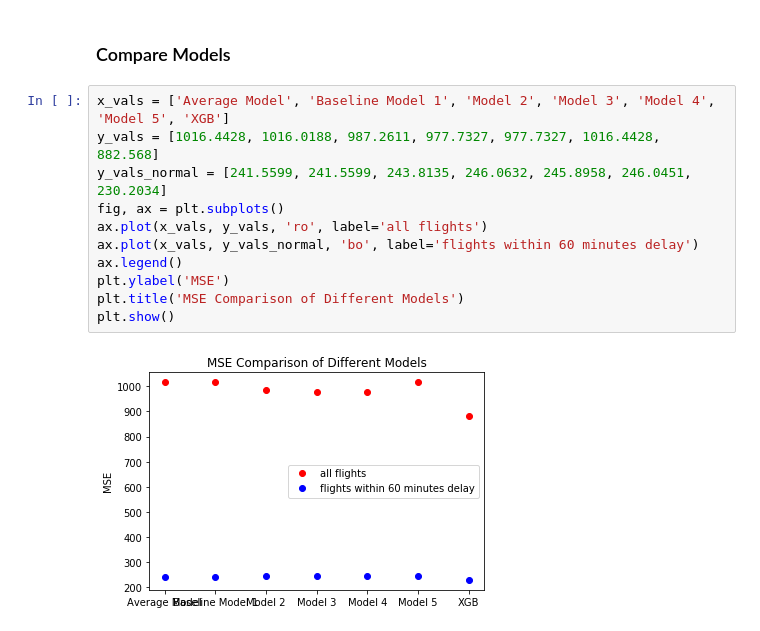
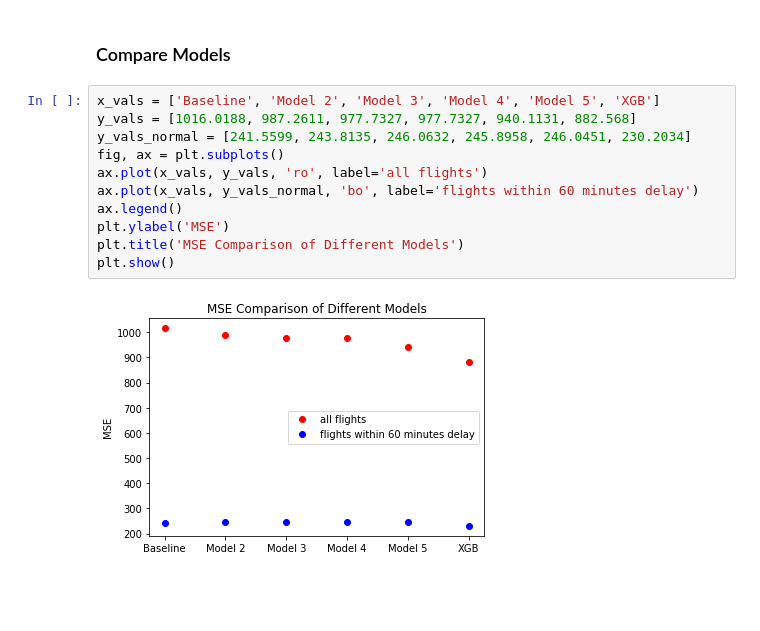
Before and after one commit to jenonds/Jessica, a Jupyter notebook: Assignment 2.ipynb, the cells around one changed output. Drawn from its saved outputs; the diff is of its cells as text; blank space fills up the shorter version.

Commit message:
fix final plots

```diff
--- a/Assignment 2.ipynb
+++ b/Assignment 2.ipynb
@@ -1146,15 +1146,15 @@ MSE on test set for normal flights: 230.20349895352774
 # %% [markdown]
 ### Compare Models
 # %%
-x_vals = ['Average Model', 'Baseline Model 1', 'Model 2', 'Model 3', 'Model 4', 'Model 5', 'XGB']
-y_vals = [1016.4428, 1016.0188, 987.2611, 977.7327, 977.7327, 1016.4428, 882.568]
-y_vals_normal = [241.5599, 241.5599, 243.8135, 246.0632, 245.8958, 246.0451, 230.2034]
+x_vals = ['Baseline', 'Model 2', 'Model 3', 'Model 4', 'Model 5', 'XGB']
+y_vals = [1016.0188, 987.2611, 977.7327, 977.7327, 940.1131, 882.568]
+y_vals_normal = [241.5599, 243.8135, 246.0632, 245.8958, 246.0451, 230.2034]
 fig, ax = plt.subplots()
 ax.plot(x_vals, y_vals, 'ro', label='all flights')
 ax.plot(x_vals, y_vals_normal, 'bo', label='flights within 60 minutes delay')
 ax.legend()
 plt.ylabel('MSE')
 plt.title('MSE Comparison of Different Models')
 plt.show()
 # %% [output]
-[figure, old version]
+[figure, new version]
```
Also changed, not shown: parts of 2 cells of this notebook.
